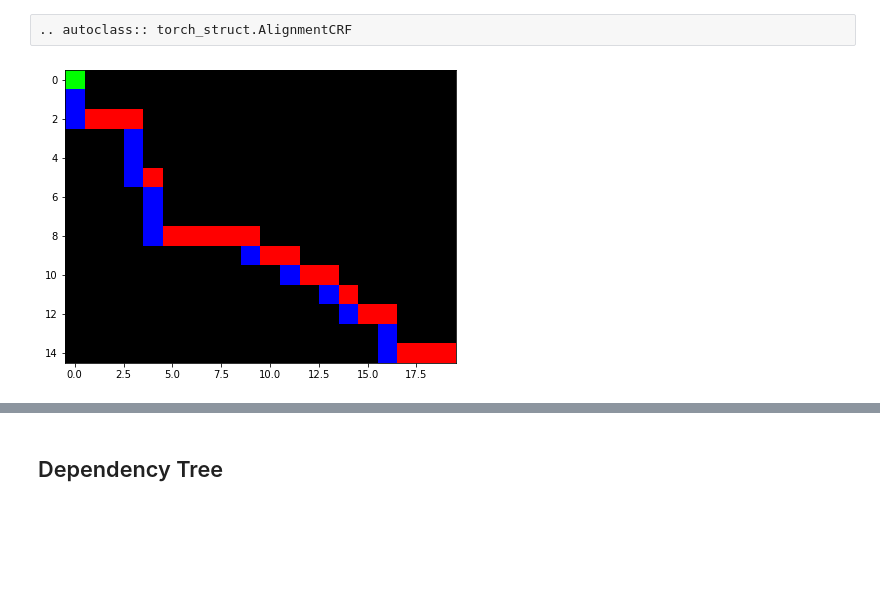
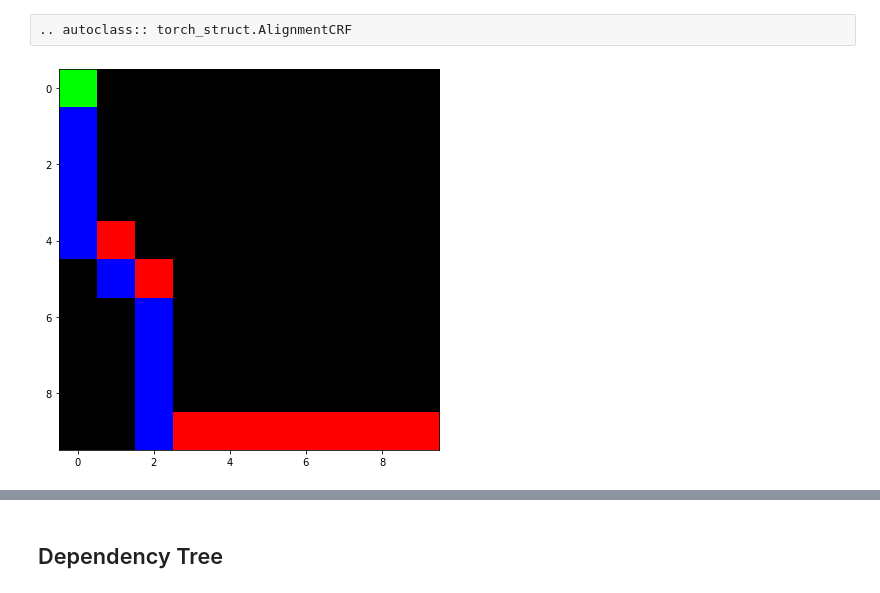
Before and after one commit to harvardnlp/pytorch-struct, a Jupyter notebook: docs/source/model.ipynb, the cells around one changed output, grey strips where cells are left out. Cells and saved outputs as stored; diff of their text form; code cells hidden in the pictures; blank space fills up the shorter version.

```diff
--- a/docs/source/model.ipynb
+++ b/docs/source/model.ipynb
@@ -82,12 +82,12 @@ show_sm(event[0])
 # %% [raw]
 .. autoclass:: torch_struct.AlignmentCRF
 # %%
-batch, N, M = 3, 15, 20
+batch, N, M = 3, 10, 10
 def show_deps(tree):
     plt.imshow(tree.detach())
 
 log_potentials = torch.rand(batch, N, M, 3)
 dist = torch_struct.AlignmentCRF(log_potentials)
 show_deps(dist.argmax[0])
 # %% [output]
-[figure, old version]
+[figure, new version]
```
Also changed, not shown: parts of 25 cells of this notebook, 5 other files.
